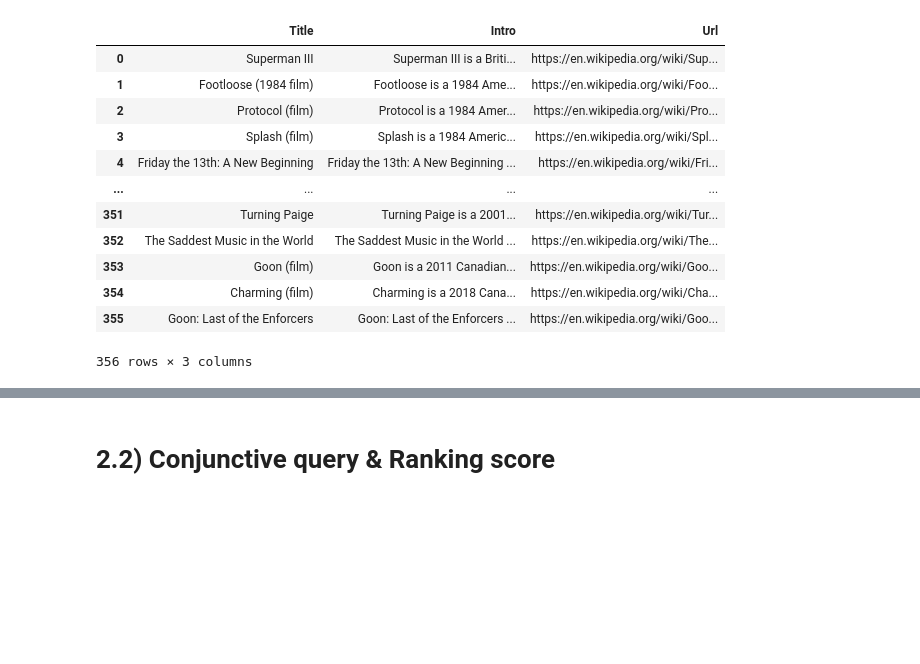
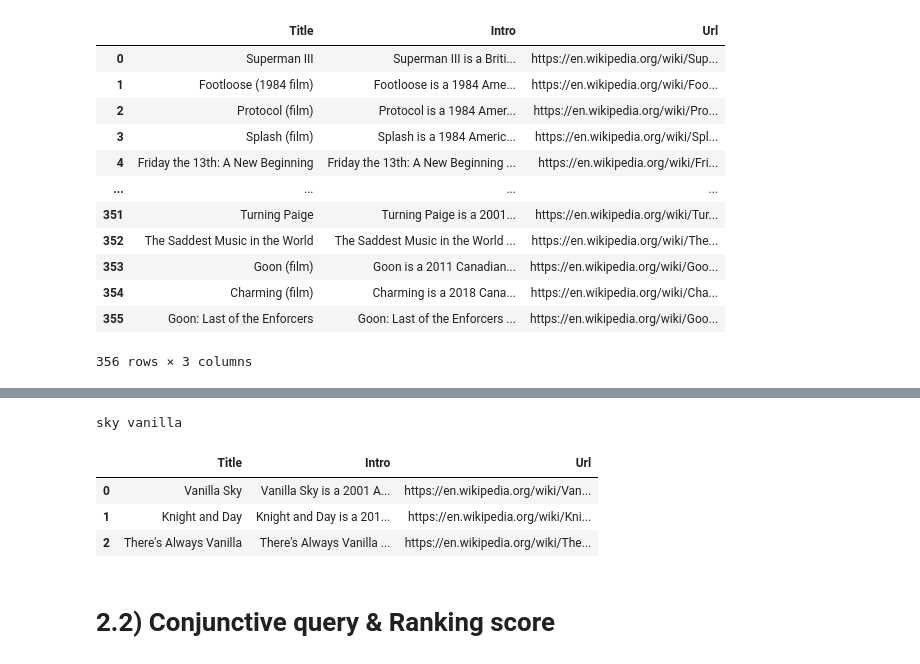
Before and after one commit to Debodeep94/ADM_HW3_Which_movie_to_watch, a Jupyter notebook: HMK3Leo.ipynb, the cells around one changed output, grey strips where cells are left out. Saved outputs shown, nothing was run; the diff lists cells and outputs as text; code cells hidden in the pictures; blank space fills up the shorter version.

```diff
--- a/HMK3Leo.ipynb
+++ b/HMK3Leo.ipynb
@@ -428,3 +441,12 @@ Ross
+# %%
+y = list(input().split())
+searchengine1(y)
+# %% [output]
+sky vanilla
+|  | Title | Intro | Url |
+| 0 | Vanilla Sky | Vanilla Sky is a 2001 A... | https://en.wikipedia.org/wiki/Van... |
+| 1 | Knight and Day | Knight and Day is a 201... | https://en.wikipedia.org/wiki/Kni... |
+| 2 | There's Always Vanilla | There's Always Vanilla ... | https://en.wikipedia.org/wiki/The... |
 # %% [markdown]
 # 2.2) Conjunctive query & Ranking score
 # %% [markdown]
```
Also changed, not shown: parts of 40 cells of this notebook.
